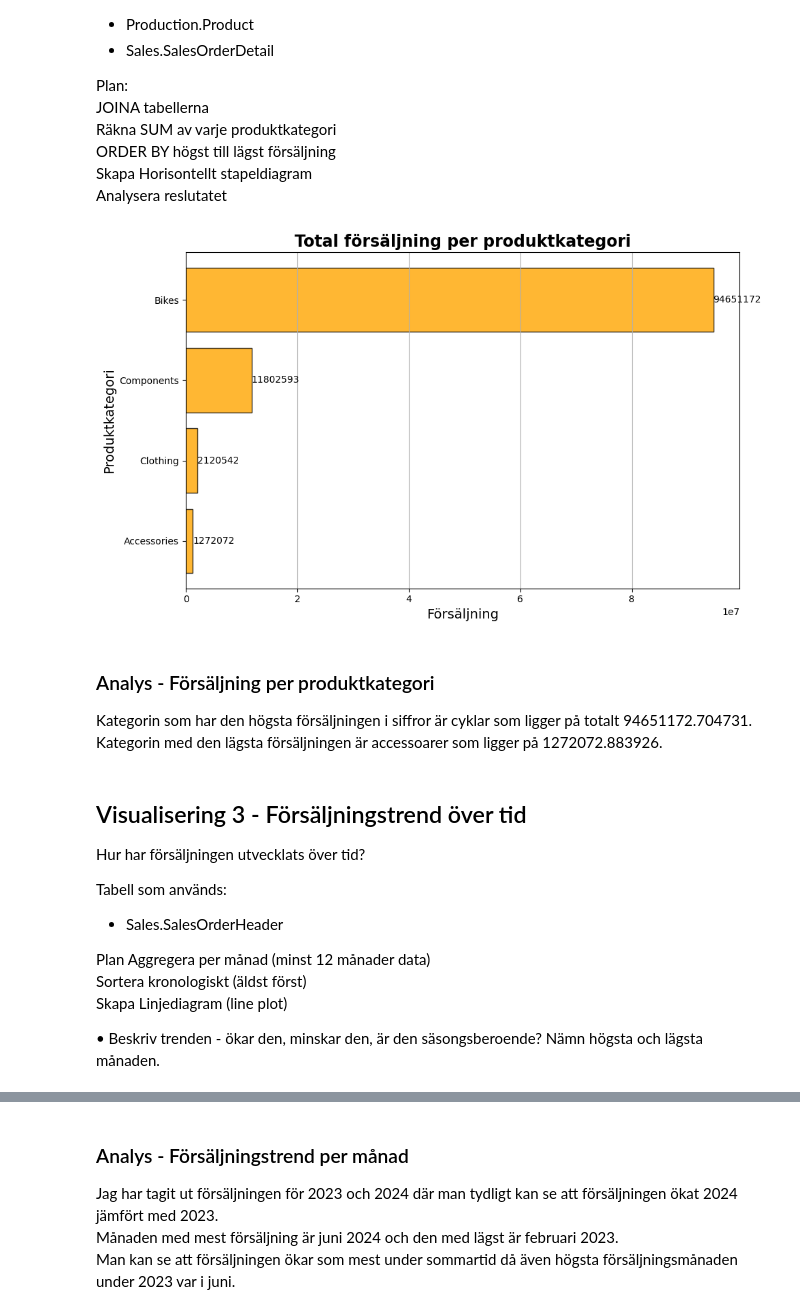
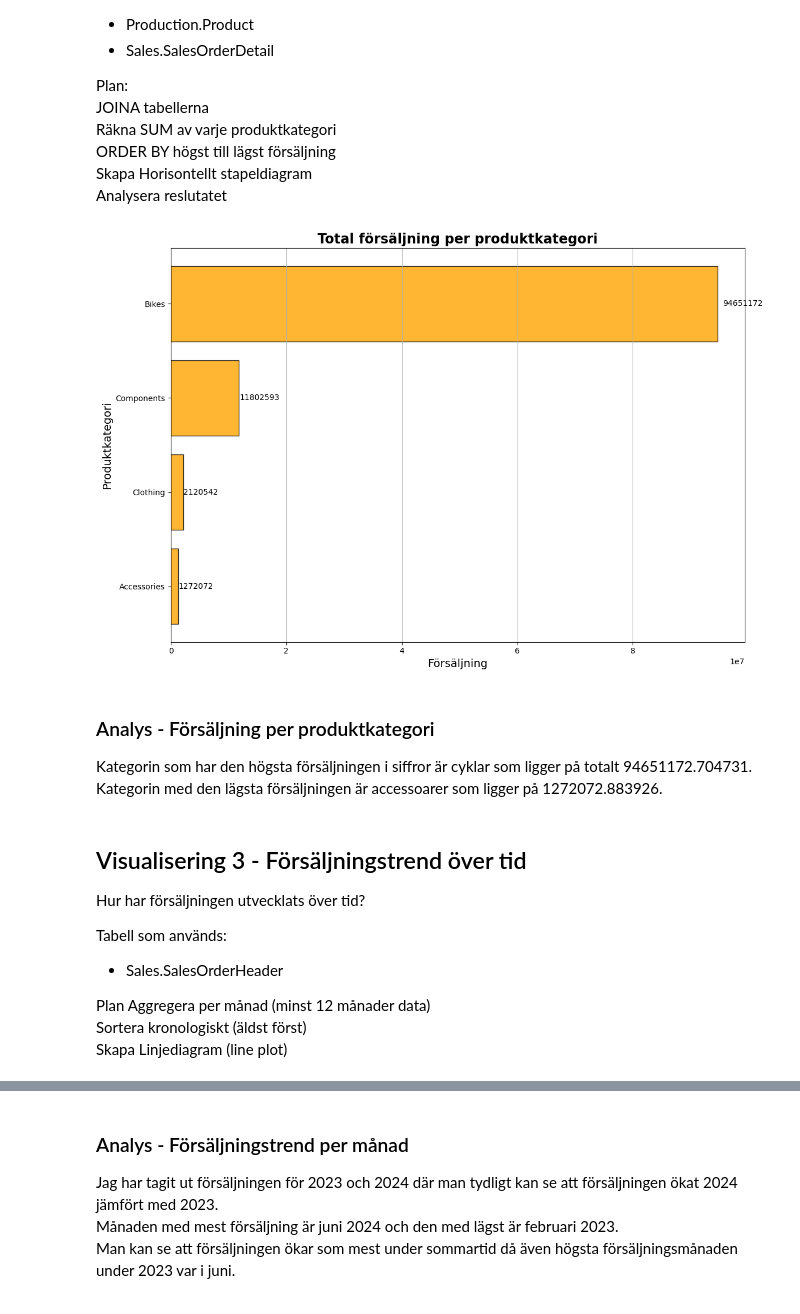
Before and after one commit to MagdalenaPersson/adventureworks-analys, a Jupyter notebook: notebooks/analys.ipynb, the cells around one changed output, grey strips where cells are left out. Drawn from its saved outputs; the diff is of its cells as text; code cells hidden in the pictures.

```diff
--- a/notebooks/analys.ipynb
+++ b/notebooks/analys.ipynb
@@ -117,41 +117,42 @@ Analysera reslutatet
 # %%
 query_vis2 = """
 SELECT
     pc.Name AS CategoryName,
     SUM(sod.LineTotal) AS TotalRevenue
 FROM Sales.SalesOrderDetail sod
 INNER JOIN Production.Product p ON sod.ProductID = p.ProductID
 INNER JOIN Production.ProductSubcategory psc ON p.ProductSubcategoryID = psc.ProductSubcategoryID
 INNER JOIN Production.ProductCategory pc ON psc.ProductCategoryID = pc.ProductCategoryID
 GROUP BY pc.Name
-ORDER BY TotalRevenue ASC
+ORDER BY TotalRevenue DESC
 """
 
 df_vis2 = query_df(query_vis2)
 
-fig, ax = plt.subplots(figsize=(10,6))
+fig, ax = plt.subplots(figsize=(12,8))
 
 h_bar = ax.barh(df_vis2["CategoryName"], df_vis2["TotalRevenue"], color="orange", edgecolor="black", alpha=0.8)
 
 for bar in h_bar:
     width = bar.get_width()
     y = bar.get_y() + bar.get_height()/2
     ax.text(
-        width,
-        y,
-        f"{int(width)}",
-        va="center",
-        ha="left"
+    width * 1.01,
+    y,
+    f"{int(width)}",
+    va="center",
+    ha="left"
     )
 
 ax.set_title("Total försäljning per produktkategori", fontsize=17, fontweight="bold")
 ax.set_xlabel("Försäljning", fontsize=14)
 ax.set_ylabel("Produktkategori", fontsize=14)
 ax.grid(True, axis="x")
+ax.invert_yaxis()
 plt.tight_layout()
 plt.show()
 # %% [output]
-[figure, old version]
+[figure, new version]
 # %% [markdown]
 ### Analys - Försäljning per produktkategori
 
@@ -168,8 +169,6 @@ Plan
 Aggregera per månad (minst 12 månader data)
 Sortera kronologiskt (äldst först)
 Skapa Linjediagram (line plot)
-
-• Beskriv trenden - ökar den, minskar den, är den säsongsberoende? Nämn högsta och lägsta månaden.
 # %%
 query_vis3 = """
 SELECT
```
Also changed, not shown: parts of 4 cells of this notebook, 2 other files.
